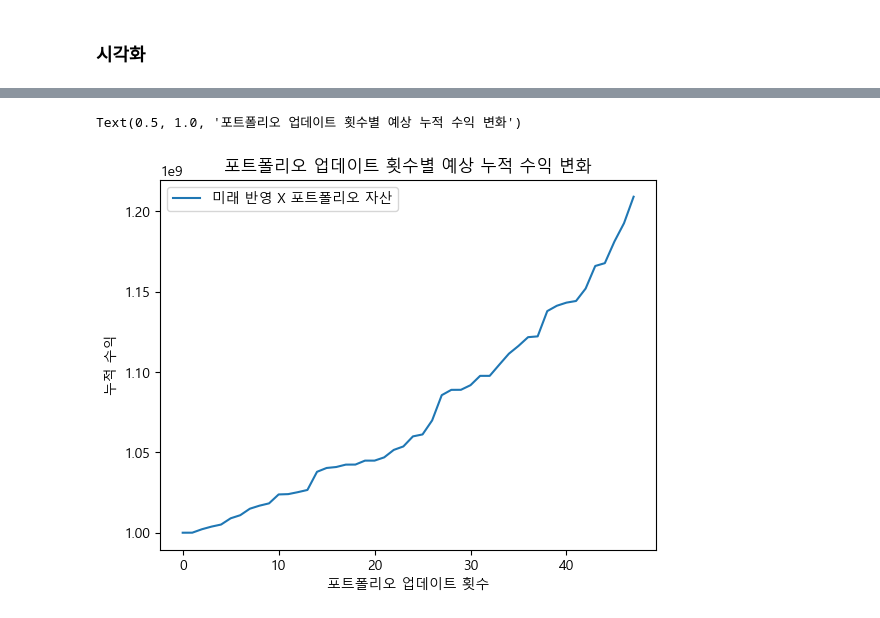
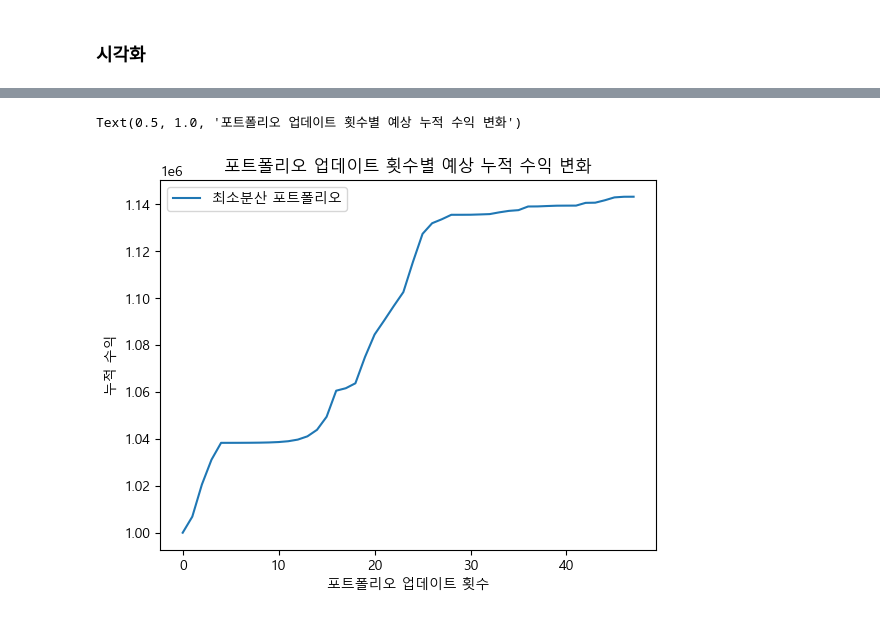
Before and after one commit to Jjineeq/Web_Crawling, a Jupyter notebook: Quant_total.ipynb, the cells around one changed output, grey strips where cells are left out. Cells and saved outputs as stored; diff of their text form; code cells hidden in the pictures.

```diff
--- a/Quant_total.ipynb
+++ b/Quant_total.ipynb
@@ -41,7 +93,7 @@ df.set_index('time', inplace=True)
 #df['time'] = pd.DatetimeIndex(df['time'])
 # %%
 # train 데이터와 validation 데이터 나누기.
-X_train = df[df.index < '2019-01-01']
+X_train = df[(df.index < '2019-01-01') & (df.index > "2014.01.01")]
 X_valid = df[df.index >= '2019-01-01']
 
 # 각 데이터의 사이즈 확인하기
@@ -154,8 +203,6 @@ Funds remaining: $8163.31
 # %% [markdown]
 ----
 ### 뉴스 정보와 결합
-# %%
-score = pd.read_csv("C:/Users/User/github/Web_Crawling/save_data/total_count.csv", encoding='cp949')
 # %%
 score_df = score[['음식료품_positive_rate','섬유의복_positive_rate','종이목재_positive_rate','화학_positive_rate','의약품_positive_rate','비금속광물_positive_rate','철강금속_positive_rate','기계_positive_rate','전기전자_positive_rate','의료정밀_positive_rate','운수장비_positive_rate','유통업_positive_rate','전기가스업_positive_rate','건설업_positive_rate','운수창고_positive_rate','통신업_positive_rate','금융업_positive_rate','은행_positive_rate','증권_positive_rate','보험_positive_rate','서비스업_positive_rate']]
 score_df.columns = df.columns
@@ -272,33 +329,26 @@ finish_weight.sum().round(2)
 # %%
-b = 1000000000
+b = 1000000
 solution_2 = []
 money_2 = []
 sol_2 = pd.DataFrame(index=range(0,1), columns = df.columns)
 
 for i in range(0,len(X_valid)):
-    if i == 0:
-        mu=expected_returns.mean_historical_return(X_train, frequency=12) # 앞과 동일하게 data가 month기준
-        S=risk_models.sample_cov(X_train, frequency= 12) # 앞과 동일하게 data가 month기준
-        ef = EfficientFrontier(mu, S)
-        weights_2 = ef.min_volatility()
-        cleaned_weights = ef.clean_weights() # 1e-16 같은거 0으로 바꿔줌
-        test_table = get_latest_prices(X_train)
 
+    table = pd.concat([X_train.iloc[i:,:], X_valid.iloc[:i,:]])
+    mu = expected_returns.mean_historical_return(table, frequency = 12)
+    S = risk_models.sample_cov(table, frequency = 12)
 
-    else:
-        table = pd.concat([X_train.iloc[i:,:], X_valid.iloc[:i,:]])
-        #table = pd.concat([X_train.iloc[i:,:], X_valid.iloc[:i,:].T])
-        mu = expected_returns.mean_historical_return(table, frequency = 12)
-        S = risk_models.sample_cov(table, frequency = 12)
-        ef = EfficientFrontier(mu,S)
-        weights_2 = ef.min_volatility()
-        cleaned_weights = ef.clean_weights()
-        test_table = get_latest_prices(X_valid.iloc[i:,:])
+    ef = EfficientFrontier(mu,S)
+    weights_2 = ef.min_volatility()
+    #weights_2 = ef.max_quadratic_utility()
+    #weights_2 = ef.max_sharpe()
+    cleaned_weights = ef.clean_weights()
+    test_table = get_latest_prices(X_valid.iloc[i:,:])
 
-    da = DiscreteAllocation(cleaned_weights, test_table, total_portfolio_value = int(b))
+    da = DiscreteAllocation(cleaned_weights, test_table, total_portfolio_value = b)
 
-    solution_2.append(da.lp_portfolio())
+    data_2,solution_2 = da.lp_portfolio()
     money_2.append(b)
-    sol_2 = pd.merge(sol_2, pd.DataFrame.from_dict(data = solution_2[i][0], orient='index', dtype='int').T, how = 'outer').fillna(0)
-    b += pd.DataFrame(solution_2).iloc[i,1]*1200
-#sol_2.drop(columns='time', inplace = True)
+    mat_2 = pd.DataFrame.from_dict(data = data_2, orient='index', dtype='int').T
+    sol_2 = pd.merge(sol_2, mat_2, how = 'outer').fillna(0)
+    b += solution_2
@@ -325,10 +447,10 @@ Text(0.5, 1.0, '포트폴리오 업데이트 횟수별 예상 누적 수익 변
 # %%
 #plt.plot((pd.DataFrame(money)), label = '미래 반영 포트폴리오 자산')
-plt.plot((pd.DataFrame(money_2)), label = '미래 반영 X 포트폴리오 자산')
+plt.plot((pd.DataFrame(money_2)), label = '최소분산 포트폴리오')
 plt.xlabel('포트폴리오 업데이트 횟수')
 plt.ylabel('누적 수익')
 plt.legend()
 plt.title('포트폴리오 업데이트 횟수별 예상 누적 수익 변화')
 # %% [output]
 Text(0.5, 1.0, '포트폴리오 업데이트 횟수별 예상 누적 수익 변화')
-[figure, old version]
+[figure, new version]
```
Also changed, not shown: parts of 37 cells of this notebook, 4 other files.
